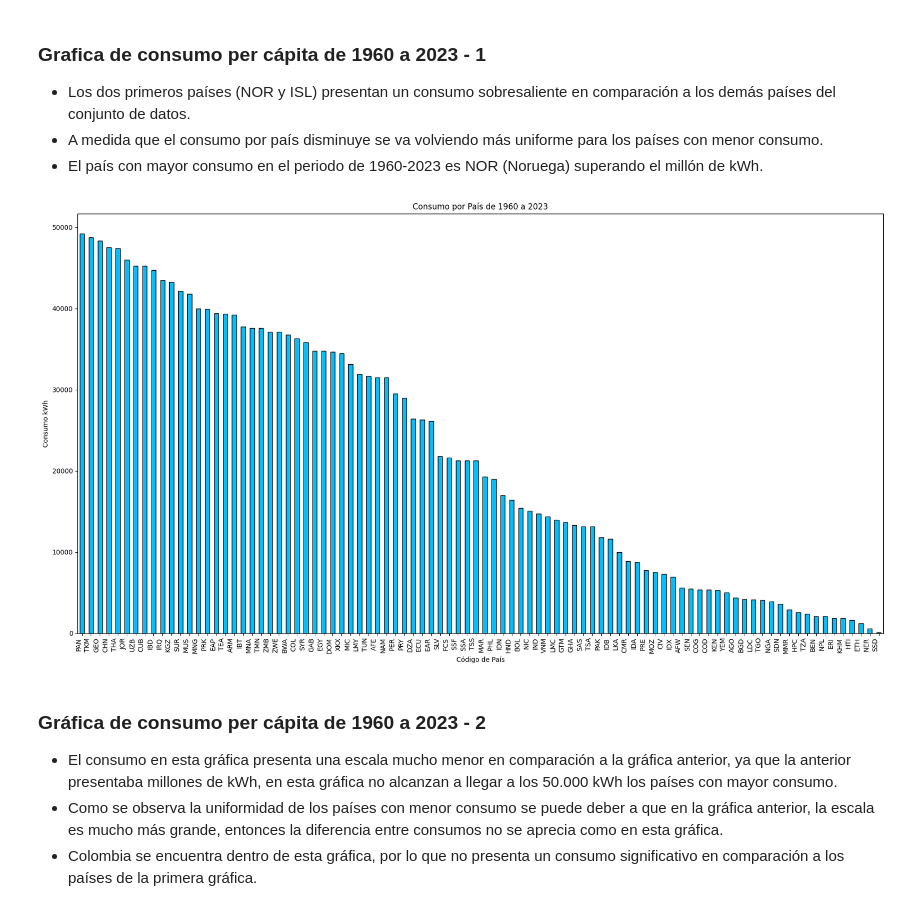
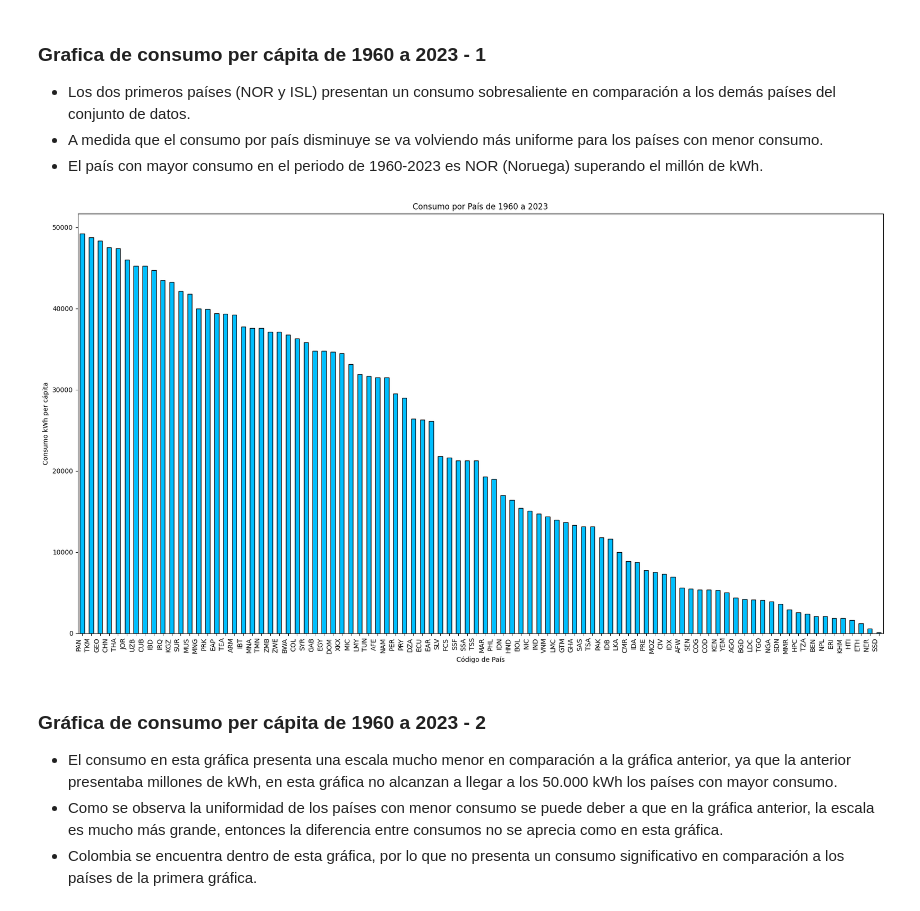
Before and after one commit to lipcorrea/Proyecto_AD_Consumo_Energia, a Jupyter notebook: Proyecto_AD_ConsumoEnergia.ipynb, the cells around one changed output. Saved outputs shown, nothing was run; the diff lists cells and outputs as text; code cells hidden in the pictures.

```diff
--- a/Proyecto_AD_ConsumoEnergia.ipynb
+++ b/Proyecto_AD_ConsumoEnergia.ipynb
@@ -30,0 +39,2 @@ El dataset tiene 266 filas y 68 columnas.
+# %%
+consumo1_ds['Country Name'] = consumo1_ds['Country Name'].str.replace(',', '').str.replace("'", '')
@@ -161,14 +179,14 @@ plt.show()
 # %%
 plt.figure(figsize=(18, 10))
 ax = df.iloc[95:185].plot(kind='bar', color='deepskyblue', edgecolor='black')
 plt.xticks(rotation=90, ha='right')
 plt.title('Consumo por País de 1960 a 2023')
 plt.xlabel('Código de País')
-plt.ylabel('Consumo kWh')
+plt.ylabel('Consumo kWh per cápita')
 plt.tight_layout()
 plt.show()
 # %% [output]
-[figure, old version]
+[figure, new version]
 # %% [markdown]
 ### Gráfica de consumo per cápita de 1960 a 2023 - 2
 - El consumo en esta gráfica presenta una escala mucho menor en comparación a la gráfica anterior, ya que la anterior presentaba millones de kWh, en esta gráfica no alcanzan a llegar a los 50.000 kWh los países con mayor consumo.
```
Also changed, not shown: parts of 11 cells of this notebook.
